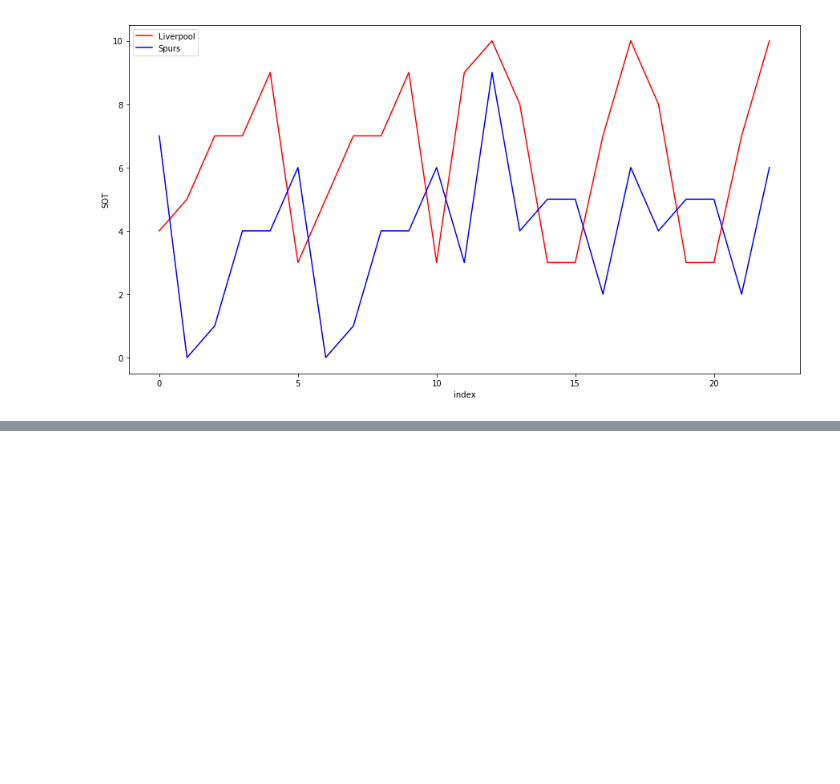
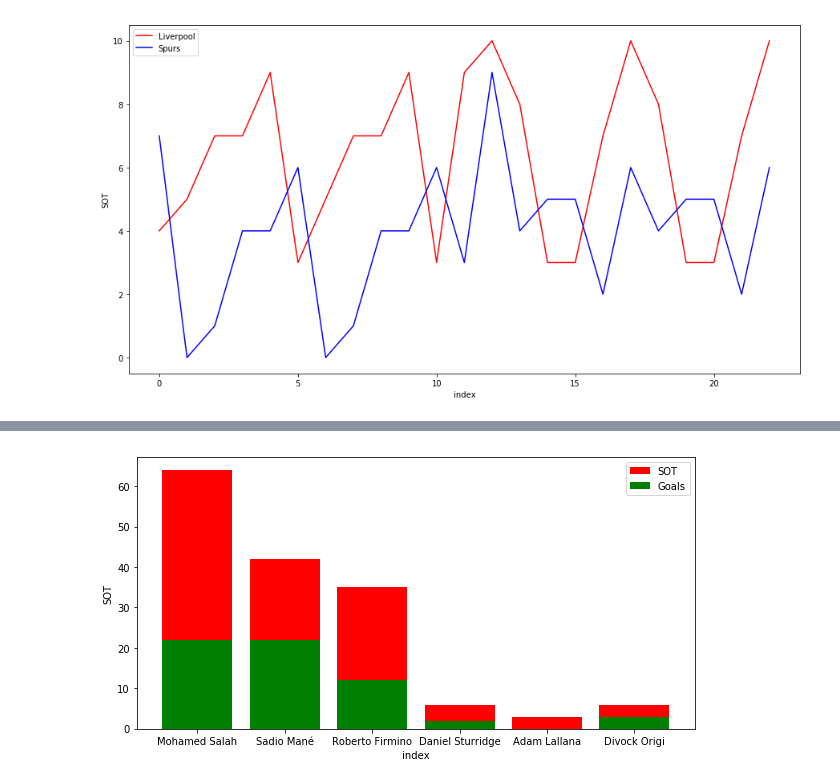
Before and after one commit to aryamanpsingh/Premier-League-Data, a Jupyter notebook: CL-final-analysis/cl-final-analysis.ipynb, the cells around one changed output, grey strips where cells are left out. Cells and saved outputs as stored; diff of their text form; code cells hidden in the pictures; blank space fills up the shorter version.

Commit message:
Updated graphs

```diff
--- a/CL-final-analysis/cl-final-analysis.ipynb
+++ b/CL-final-analysis/cl-final-analysis.ipynb
@@ -254,0 +258,12 @@ plt.show()
+# %%
+index1 = range(0,len(lfc_attack))
+plt.figure(figsize=(10,5))
+plt.bar(lfc_attack.Name,lfc_attack.SOT,color='red',label='SOT')
+plt.xlabel('index')
+plt.ylabel('SOT')
+
+plt.bar(lfc_attack.Name,lfc_attack.Goals,color='green',label='Goals')
+plt.legend()
+plt.show()
+# %% [output]
+[figure, added]
```
Also changed, not shown: parts of 55 cells of this notebook, 53 other files.
